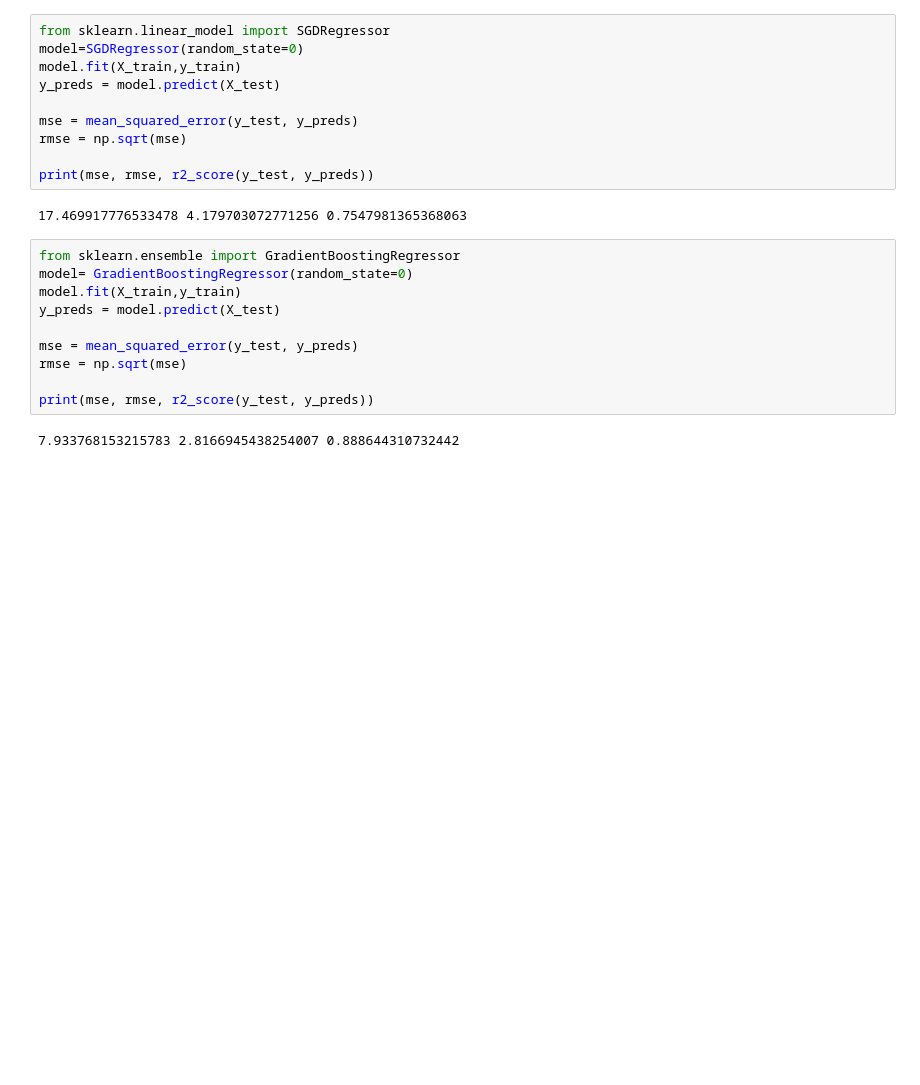
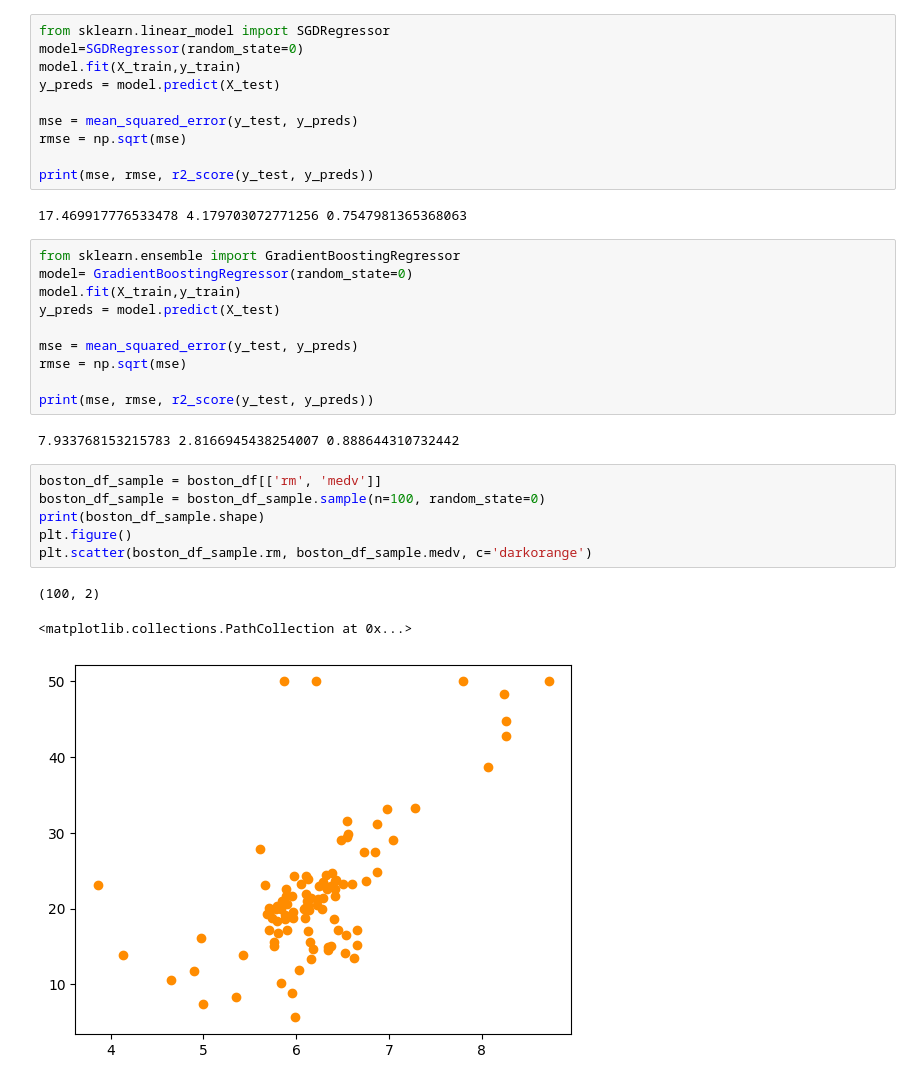
Before and after one commit to sejinhwang97ko/ubion_ml, a Jupyter notebook: Boston House Price Regression.ipynb, the cells around one changed output. Drawn from its saved outputs; the diff is of its cells as text; blank space fills up the shorter version.

```diff
--- a/Boston House Price Regression.ipynb
+++ b/Boston House Price Regression.ipynb
@@ -191,3 +194,13 @@ rmse = np.sqrt(mse)
 print(mse, rmse, r2_score(y_test, y_preds))
 # %% [output]
 7.933768153215783 2.8166945438254007 0.888644310732442
+# %%
+boston_df_sample = boston_df[['rm', 'medv']]
+boston_df_sample = boston_df_sample.sample(n=100, random_state=0)
+print(boston_df_sample.shape)
+plt.figure()
+plt.scatter(boston_df_sample.rm, boston_df_sample.medv, c='darkorange')
+# %% [output]
+(100, 2)
+<matplotlib.collections.PathCollection at 0x...>
+[figure, added]
```
Also changed, not shown: parts of 3 cells of this notebook, 5 other files.
